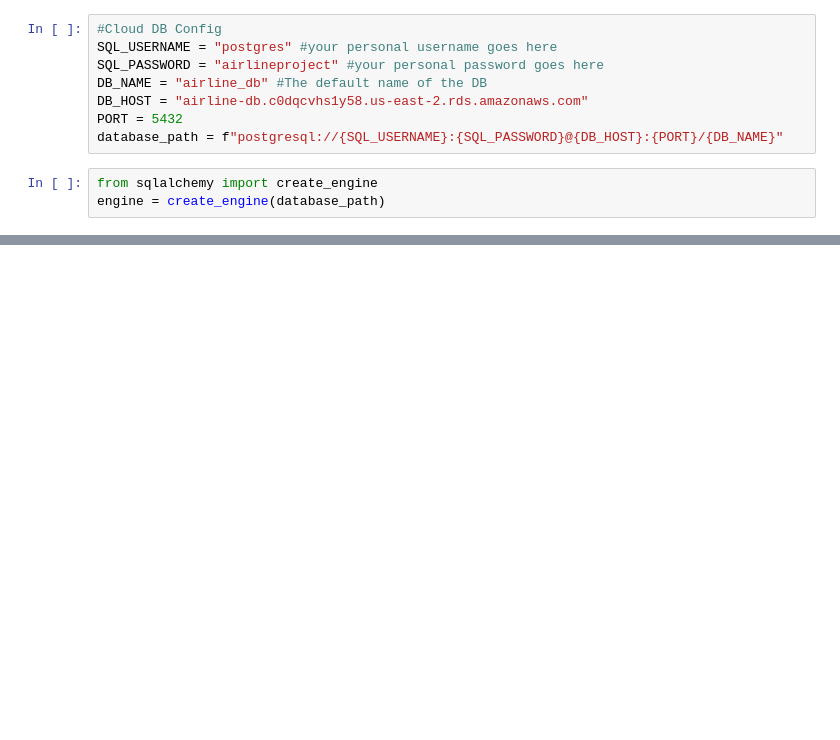
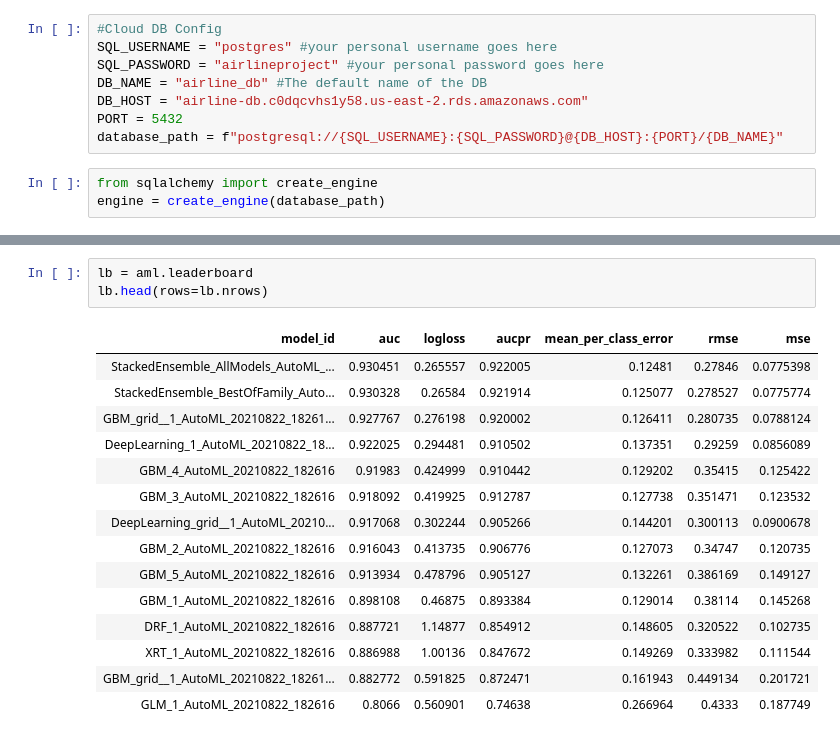
Before and after one commit to andrew-ana/machine-learning-project, a Jupyter notebook: diana_working_directory/p3notebook3.ipynb, the cells around one changed output, grey strips where cells are left out. Cells and saved outputs as stored; diff of their text form; blank space fills up the shorter version.

Commit message:
h2o AutoML attempt

```diff
--- a/diana_working_directory/p3notebook3.ipynb
+++ b/diana_working_directory/p3notebook3.ipynb
@@ -71,0 +123,19 @@ delay_means.sort_values(by = ["Arr_Delay_Time_Actual"])
+# %%
+lb = aml.leaderboard
+lb.head(rows=lb.nrows)
+# %% [output]
+| model_id | auc | logloss | aucpr | mean_per_class_error | rmse | mse |
+| StackedEnsemble_AllModels_AutoML_... | 0.930451 | 0.265557 | 0.922005 | 0.12481 | 0.27846 | 0.0775398 |
+| StackedEnsemble_BestOfFamily_Auto... | 0.930328 | 0.26584 | 0.921914 | 0.125077 | 0.278527 | 0.0775774 |
+| GBM_grid__1_AutoML_20210822_18261... | 0.927767 | 0.276198 | 0.920002 | 0.126411 | 0.280735 | 0.0788124 |
+| DeepLearning_1_AutoML_20210822_18... | 0.922025 | 0.294481 | 0.910502 | 0.137351 | 0.29259 | 0.0856089 |
+| GBM_4_AutoML_20210822_182616 | 0.91983 | 0.424999 | 0.910442 | 0.129202 | 0.35415 | 0.125422 |
+| GBM_3_AutoML_20210822_182616 | 0.918092 | 0.419925 | 0.912787 | 0.127738 | 0.351471 | 0.123532 |
+| DeepLearning_grid__1_AutoML_20210... | 0.917068 | 0.302244 | 0.905266 | 0.144201 | 0.300113 | 0.0900678 |
+| GBM_2_AutoML_20210822_182616 | 0.916043 | 0.413735 | 0.906776 | 0.127073 | 0.34747 | 0.120735 |
+| GBM_5_AutoML_20210822_182616 | 0.913934 | 0.478796 | 0.905127 | 0.132261 | 0.386169 | 0.149127 |
+| GBM_1_AutoML_20210822_182616 | 0.898108 | 0.46875 | 0.893384 | 0.129014 | 0.38114 | 0.145268 |
+| DRF_1_AutoML_20210822_182616 | 0.887721 | 1.14877 | 0.854912 | 0.148605 | 0.320522 | 0.102735 |
+| XRT_1_AutoML_20210822_182616 | 0.886988 | 1.00136 | 0.847672 | 0.149269 | 0.333982 | 0.111544 |
+| GBM_grid__1_AutoML_20210822_18261... | 0.882772 | 0.591825 | 0.872471 | 0.161943 | 0.449134 | 0.201721 |
+| GLM_1_AutoML_20210822_182616 | 0.8066 | 0.560901 | 0.74638 | 0.266964 | 0.4333 | 0.187749 |
```
Also changed, not shown: parts of 20 cells of this notebook, 4 other files.
